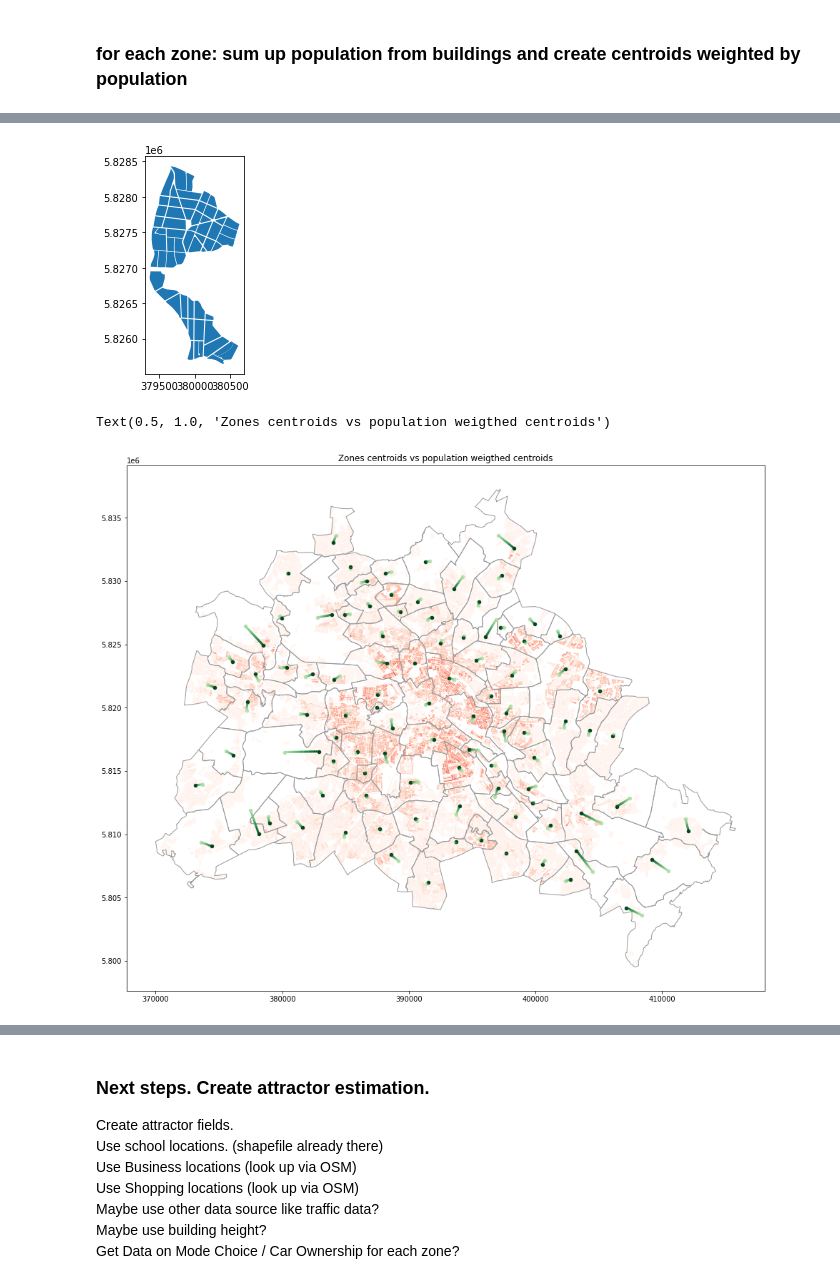
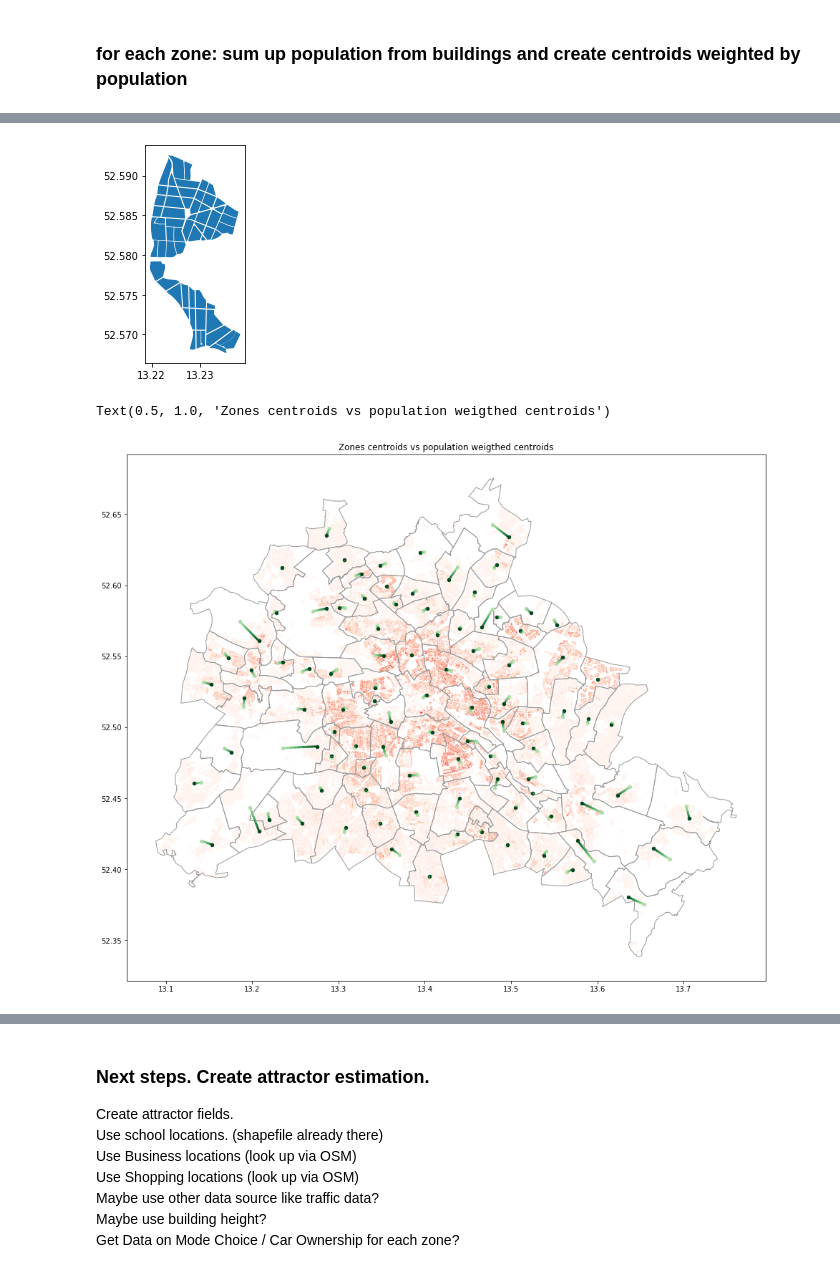
Before and after one commit to maximylius/quetzal_berlin, a Jupyter notebook: notebooks/best_version/101_p_create_zones.ipynb, the cells around one changed output, grey strips where cells are left out. Saved outputs shown, nothing was run; the diff lists cells and outputs as text; code cells hidden in the pictures.

```diff
--- a/notebooks/best_version/101_p_create_zones.ipynb
+++ b/notebooks/best_version/101_p_create_zones.ipynb
@@ -55,3 +73,12 @@ sm.zones = sm.zones.to_crs(epsg = crs_code)
+# %%
+# sm.zones =
+from shapely.ops import unary_union
+sch = sm.zones['sch']
+dpls = list(sch[sch.duplicated()])
+for dpl in dpls:
+    sm.zones['geometry'][sch == dpl][0] = unary_union([x for x in sm.zones['geometry'][sch == dpl]])
+    blIndex = [True if not row == dpl or not dpl in list(sch.iloc[:n]) else False for n, row in enumerate(sch)]
+    sm.zones = sm.zones[blIndex]
 # %%
 sm.zones.head(2)
 # %% [output]
@@ -63,6 +90,7 @@ sm.zones.head(2)
 # %%
 # Add building block shapefile
 buildings = gpd.read_file(input_path + "Einwohnerdichte_2020.shp")
+buildings.to_crs(epsg=4326, inplace=True)
 # remove buildings without geometry property
 print("removing", sum(buildings.geometry == None),
       "buildings with",
@@ -70,7 +98,7 @@ print("removing", sum(buildings.geometry == None),
       "inhabitants due to lack of geometry, e.g. building with schl5 =",
      buildings[buildings.geometry == None].iloc[0]["schl5"])
 buildings = buildings[buildings.geometry != None]
-buildings["zone"] = -1
+buildings["zone"] = None
 # %% [output]
 removing 127 buildings with 4863 inhabitants due to lack of geometry, e.g. building with schl5 = None
 # %%
@@ -108,3 +118,10 @@ for index, row in buildings.iterrows():
+# %%
+t0=time.time()
+# assign zone to each building
+buildings["zone"] = \
+    buildings['geometry']\
+        .apply(lambda g: sm.zones.index[sm.zones.intersects(g.centroid)])\
+        .apply(lambda zi: zi[-1] if len(zi)>0 else None)
 # %%
 # plot
 fig, ax = plt.subplots(figsize = (16,12))
@@ -144,18 +161,18 @@ for i in range(0,nSteps):
 # %%
 t0=time.time()
 # sum up population from buildings to each zone and create centroids weighted by population
-zones["pop2020"] = 0
-zones["popCentroid"] = Point(0,0)
-zones["popCentroidOffset"] = LineString([Point(0,0), Point(0,0)])
-zones["popCentroidLat"] = 0
-zones["popCentroidLon"] = 0
+sm.zones["pop"] = 0
+sm.zones["popCentroid"] = Point(0,0)
+sm.zones["popCentroidOffset"] = LineString([Point(0,0), Point(0,0)])
+sm.zones["popCentroidLat"] = 0
+sm.zones["popCentroidLon"] = 0
 
-for zoneIndex, zone in zones.iterrows():
+for zoneIndex, zone in sm.zones.iterrows():
     buildingsInZone = buildings[buildings["zone"]==zoneIndex]
 
-    # obtain total zone population and save to zones
+    # obtain total zone population and save to sm.zones
     zonePopulation2020 = sum(buildingsInZone["ew2020"])
-    zones.at[zoneIndex, "pop2020"] = zonePopulation2020
+    sm.zones.at[zoneIndex, "pop"] = zonePopulation2020
 
     # create weighted centroids based on where most people live within
     weigthedCoords = {"lat": 0, "lon": 0}
@@ -163,8 +180,8 @@ for zoneIndex, zone in zones.iterrows():
         weigthedCoords["lon"] += building["ew2020"] / zonePopulation2020 * building["geometry"].centroid.x
         weigthedCoords["lat"] += building["ew2020"] / zonePopulation2020 * building["geometry"].centroid.y
 
-    zones.at[zoneIndex, "popCentroidLat"] = weigthedCoords["lat"]
-    zones.at[zoneIndex, "popCentroidLon"] = weigthedCoords["lon"]
+    sm.zones.at[zoneIndex, "popCentroidLat"] = weigthedCoords["lat"]
+    sm.zones.at[zoneIndex, "popCentroidLon"] = weigthedCoords["lon"]
     popCentroid = Point(weigthedCoords["lon"], weigthedCoords["lat"])
 
     # check whether those centroids which are not within zone are still plausible
@@ -172,8 +189,8 @@ for zoneIndex, zone in zones.iterrows():
         print("popCentroid", popCentroid.coords[0], "not within polygon", "for zone", zoneIndex, zone["nam"])
         buildingsInZone.plot()
 
-    zones.loc[zoneIndex, "popCentroid"] = popCentroid
+    sm.zones.loc[zoneIndex, "popCentroid"] = popCentroid
     # add a line between actual centroid and pop centroid
-    zones.loc[zoneIndex, "popCentroidOffset"] = LineString([zone["geometry"].centroid, popCentroid])
-    helpers.printProgress(i=zoneIndex, imax=len(zones), t=time.time(), t0=t0)
+    sm.zones.loc[zoneIndex, "popCentroidOffset"] = LineString([zone["geometry"].centroid, popCentroid])
+    # helpers.printProgress(i=zoneIndex, imax=len(sm.zones), t=time.time(), t0=t0)
 # %% [output]
@@ -182,21 +198,21 @@ for zoneIndex, zone in zones.iterrows():
-[figure, old version]
+[figure, new version]
 # %%
 # show zones and popCentroids and their offsets from real geometrical centroids
 fig, ax = plt.subplots(1, 1, figsize=(16,16))
 buildings.plot(ax=ax, column='ew_ha_2020', cmap = "Reds")
 # add zone borders and a bit of opacity
-zones.geometry.plot(ax=ax, color = "#ffffff33", edgecolor="#999999")
+sm.zones.geometry.plot(ax=ax, color = "#ffffff33", edgecolor="#999999")
 nSteps = 20
 cbuff = 10
 cmap = plt.get_cmap('Greens_r', nSteps + cbuff)
-gpd.GeoSeries(zones.geometry.centroid).plot(ax=ax, color = cmap(nSteps), markersize = 20)
+gpd.GeoSeries(sm.zones.geometry.centroid, crs=sm.epsg).plot(ax=ax, color = cmap(nSteps), markersize = 20)
 for i in range(1,nSteps):
-    l = list(map(lambda x: helpers.segmentLine(x, i, nSteps), zones.popCentroidOffset))
-    gpd.GeoSeries(l).plot(ax=ax,color=cmap(i), linewidth=3)
-gpd.GeoSeries(zones.popCentroid).plot(ax=ax, color = cmap(0), markersize = 20)
+    l = list(map(lambda x: helpers.segmentLine(x, i, nSteps), sm.zones.popCentroidOffset))
+    gpd.GeoSeries(l, crs=sm.epsg).plot(ax=ax,color=cmap(i), linewidth=3)
+gpd.GeoSeries(sm.zones.popCentroid, crs=sm.epsg).plot(ax=ax, color = cmap(0), markersize = 20)
 ax.set_title("Zones centroids vs population weigthed centroids")
 # %% [output]
 Text(0.5, 1.0, 'Zones centroids vs population weigthed centroids')
-[figure, old version]
+[figure, new version]
 # %%
 # plot population by zone
```
Also changed, not shown: parts of 14 cells of this notebook, 56 other files.
